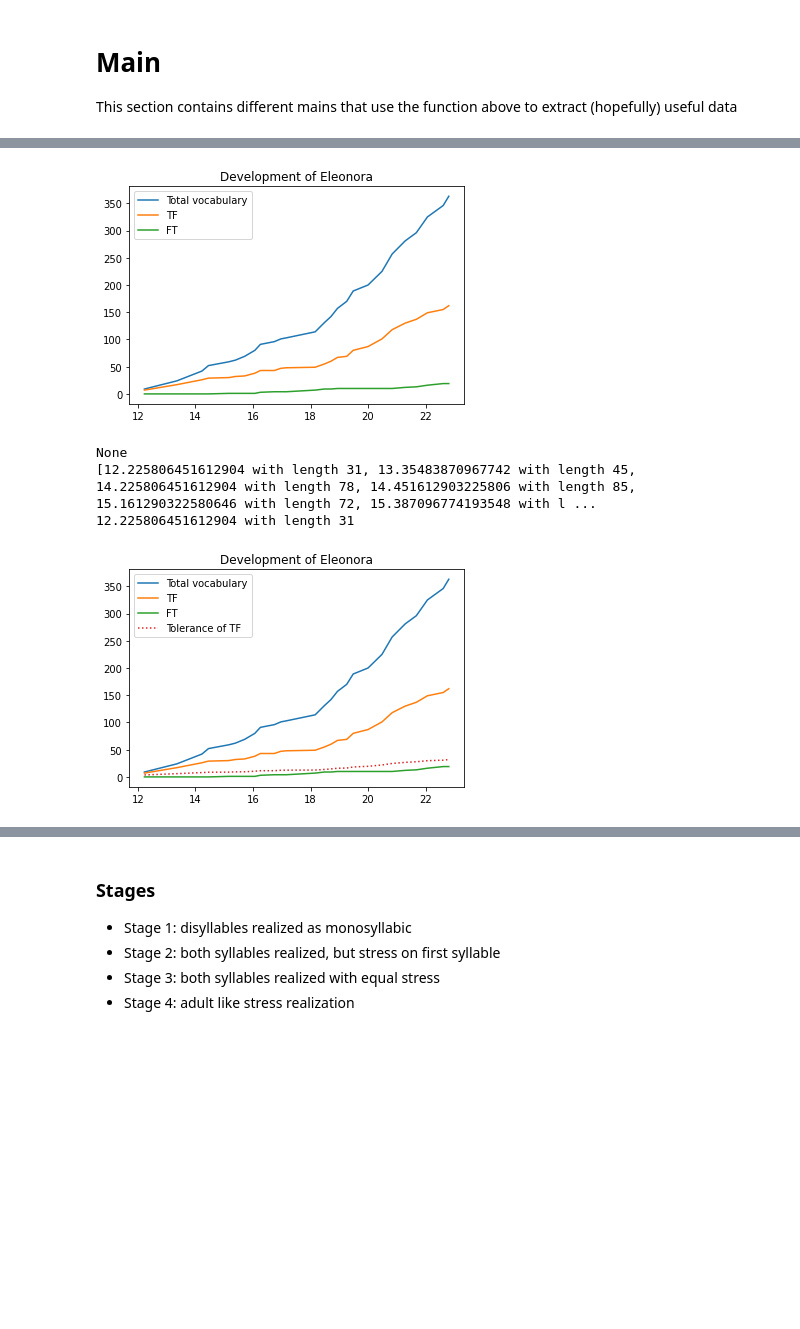
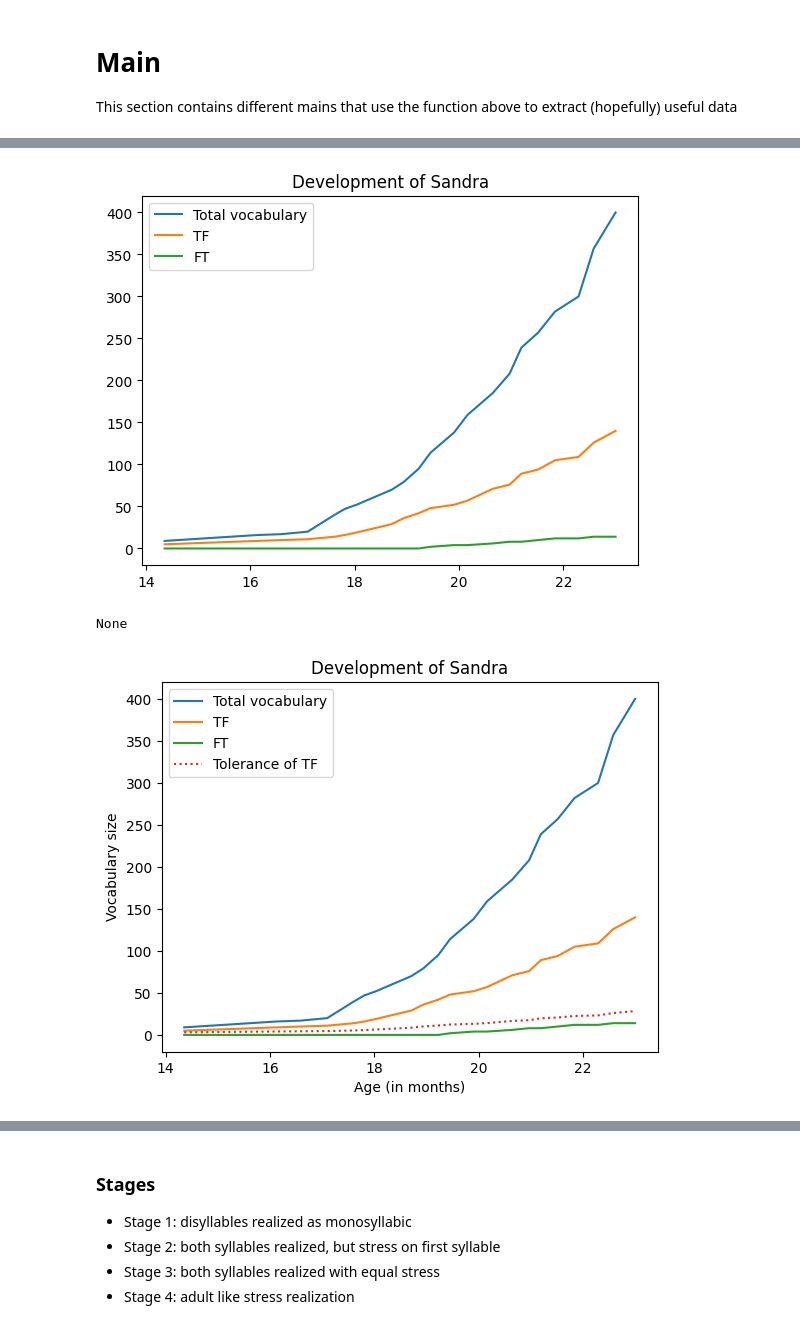
Before and after one commit to NienkeWessel/ThesisLinguistics, a Jupyter notebook: ProcessData.ipynb, the cells around one changed output, grey strips where cells are left out. Drawn from its saved outputs; the diff is of its cells as text; code cells hidden in the pictures; blank space fills up the shorter version.

```diff
--- a/ProcessData.ipynb
+++ b/ProcessData.ipynb
@@ -66,6 +67,16 @@ def append_representation_to_dataframe(df):
     df['rep_model'] = df.model.apply(build_syllable_representation)
     df['rep_realization'] = df.realization.apply(build_syllable_representation)
     #print(df)
+# %%
+def filter_df(df):
+    '''
+    Filters words ending in @n from the data set as they complicate things
+
+    df: the data set that needs to be filter
+
+    return: the filtered dataset
+    '''
+    return df[df.model.apply(lambda x: not (x[-1] == 'n' and x[-2] == 'ə'))]
 # %%
 def write_nonmatches_to_csv(filename, df, comparison, header = ['Name', 'Age', 'word', 'model','realization','stressmodel','stressrealization'], apply_filter=True):
     with open(filename, 'w', encoding='UTF8', newline='') as f:
@@ -615,9 +692,15 @@ def build_wordlists_for_child(name, df):
 
     TODO: Maybe move to __init__ of child
     '''
-    df_child = df[df['Name'] == name]
-    indices = df[df['Name'] == name].index
+    if name is None:
+        df_child = df
+        indices = df.index
+    else:
+        df_child = df[df['Name'] == name]
+        indices = df[df['Name'] == name].index
     #print(df_child)
+    if len(df_child) == 0:
+        return
     prev_time = df_child.at[indices[0],'Age']
     child_dev = ChildDevelopment(name)
     wordlist = UniqueWordList(prev_time)
@@ -1013,11 +1308,19 @@ children_names_file = {
 corpus_name = "Grimm"
 
 df = read_data(file_names_read[corpus_name])
+if corpus_name == 'CLPF':
+    df = df.replace({'giraffe': 'giraf'}) #turns out that the CLPF corpus has two spellings for 'giraf'
 append_representation_to_dataframe(df)
+if corpus_name == 'Inkelas': #This corpus has a lot of entries without stress annotation
+    df = df[df.rep_realization.apply(lambda x: (len(x) < 2) or (len(x) >= 2 and any(x)))]
 orig_length = df.size
 df.dropna(inplace=True)
-print("Dropped {} items".format(orig_length-df.size))
+print("Dropped {} na items".format(orig_length-df.size))
+df = filter_df(df)
+curr_length = df.size
+print("Went from {} to {} with filtering, removing {}".format(orig_length, curr_length, orig_length - curr_length))
 print(df.head())
+print(df)
 #print(df)
 write_df_to_csv(file_names_write[corpus_name], df)
 # %% [output]
@@ -1038,22 +1344,21 @@ Dropped 0 items
 # %%
 # Plot the vocabulary development of a specific child
 
 
-child_test = build_wordlists_for_child(children_names_file[corpus_name][2], df)
+child_test = build_wordlists_for_child(children_names_file[corpus_name][0], df)
 #print(child_test.wordlists[0])
 child_test.build_complete_wordlists(df)
 
-print(child_test.plot_vocab_dev(['TF', 'FT']))
-print(child_test.complete_wordlists)
-print(child_test.complete_wordlists[0])
+if corpus_name not in ['Bracci', 'FoxBoyer']:
+    print(child_test.plot_vocab_dev(['TF', 'FT']))
+    #print(child_test.complete_wordlists)
+    #print(child_test.complete_wordlists[0])
 
-child_test.plot_vocab_dev_tolerance({'TF': ['FT']})
+    child_test.plot_vocab_dev_tolerance({'TF': ['FT']})
 # %% [output]
-[figure, old version]
+[figure, new version]
 None
-[12.225806451612904 with length 31, 13.35483870967742 with length 45, 14.225806451612904 with length 78, 14.451612903225806 with length 85, 15.161290322580646 with length 72, 15.387096774193548 with l ...
-12.225806451612904 with length 31
-[figure, old version]
+[figure, new version]
 # %%
 # Investigate what word types occur how often
 
```
Also changed, not shown: parts of 38 cells of this notebook.
